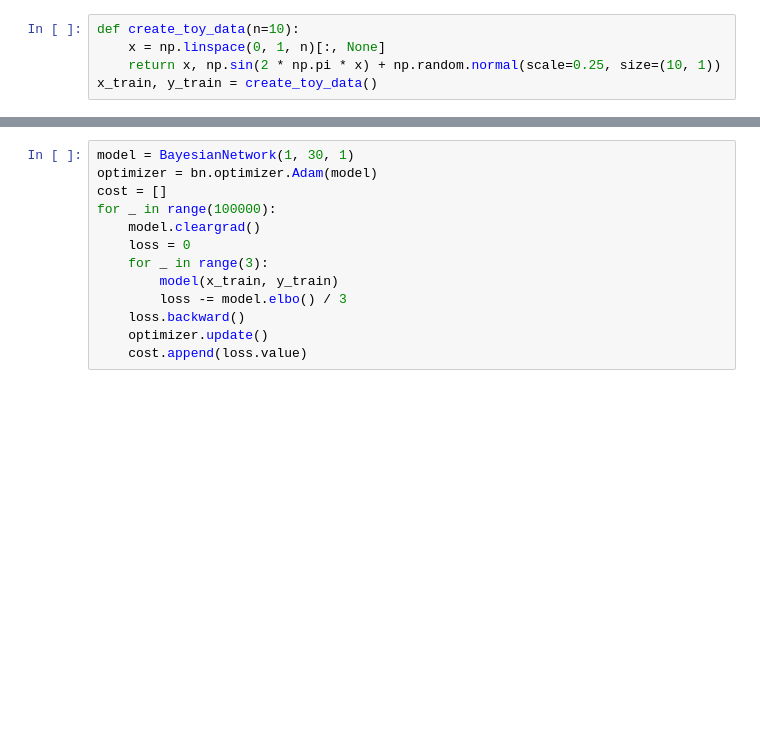
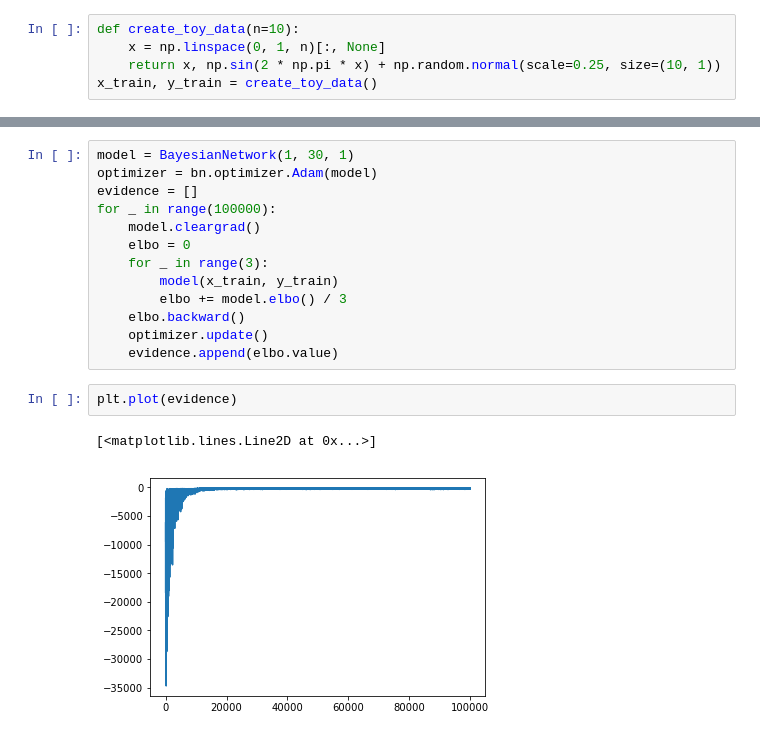
Before and after one commit to ctgk/bayesnet, a Jupyter notebook: notebook/regression.ipynb, the cells around one changed output, grey strips where cells are left out. Drawn from its saved outputs; the diff is of its cells as text; blank space fills up the shorter version.

```diff
--- a/notebook/regression.ipynb
+++ b/notebook/regression.ipynb
@@ -119,16 +119,21 @@ class BayesianNetwork(bn.Network):
 # %%
 model = BayesianNetwork(1, 30, 1)
 optimizer = bn.optimizer.Adam(model)
-cost = []
+evidence = []
 for _ in range(100000):
     model.cleargrad()
-    loss = 0
+    elbo = 0
     for _ in range(3):
         model(x_train, y_train)
-        loss -= model.elbo() / 3
-    loss.backward()
+        elbo += model.elbo() / 3
+    elbo.backward()
     optimizer.update()
-    cost.append(loss.value)
+    evidence.append(elbo.value)
+# %%
+plt.plot(evidence)
+# %% [output]
+[<matplotlib.lines.Line2D at 0x...>]
+[figure, added]
 # %%
 x = np.linspace(0, 1, 100)[:, None]
 plt.scatter(x_train, y_train)
```
Also changed, not shown: parts of 8 cells of this notebook, 5 other files.
